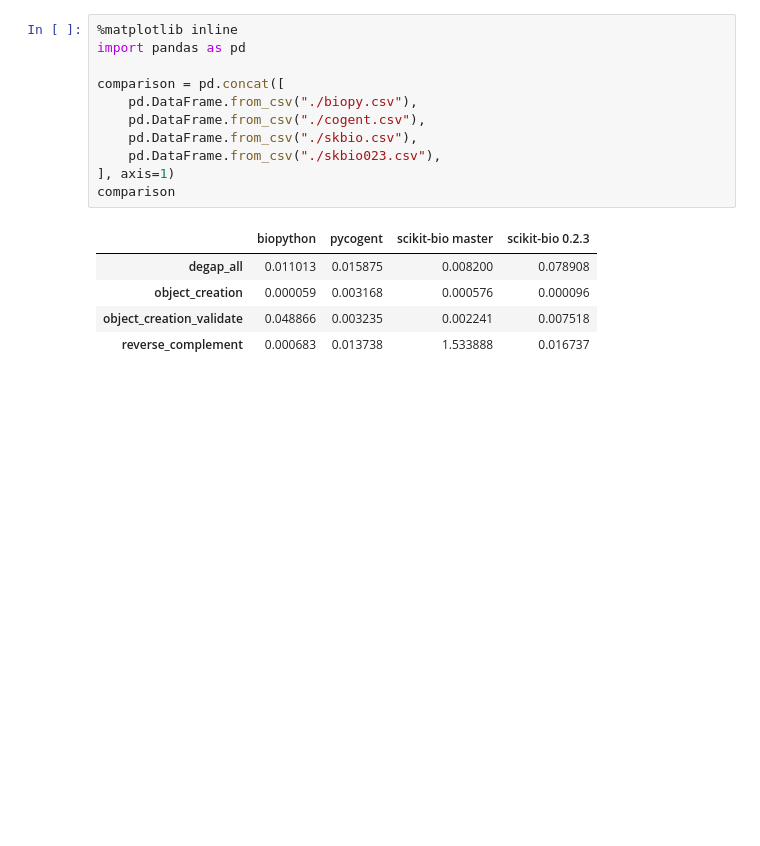
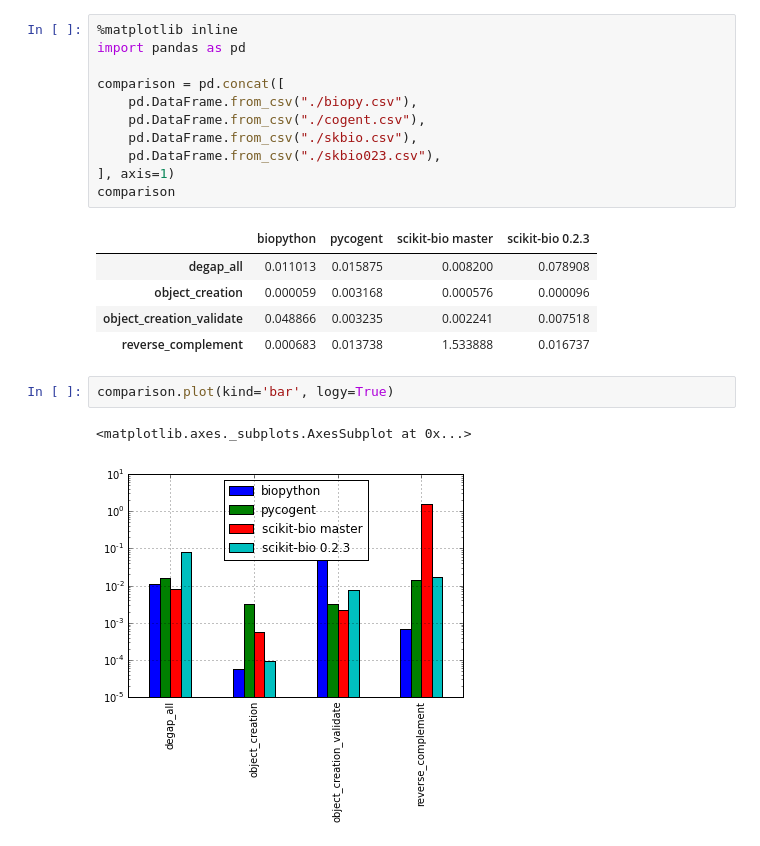
Before and after one commit to biocore/sequence-benchmarks, a Jupyter notebook: benchmarks/index.ipynb, the cells around one changed output. Saved outputs shown, nothing was run; the diff lists cells and outputs as text; blank space fills up the shorter version.

```diff
--- a/benchmarks/index.ipynb
+++ b/benchmarks/index.ipynb
@@ -15,4 +15,9 @@ comparison
 | object_creation | 0.000059 | 0.003168 | 0.000576 | 0.000096 |
 | object_creation_validate | 0.048866 | 0.003235 | 0.002241 | 0.007518 |
 | reverse_complement | 0.000683 | 0.013738 | 1.533888 | 0.016737 |
+# %%
+comparison.plot(kind='bar', logy=True)
+# %% [output]
+<matplotlib.axes._subplots.AxesSubplot at 0x...>
+[figure, added]
 # %%
```
Also changed, not shown: parts of 4 cells of this notebook.
